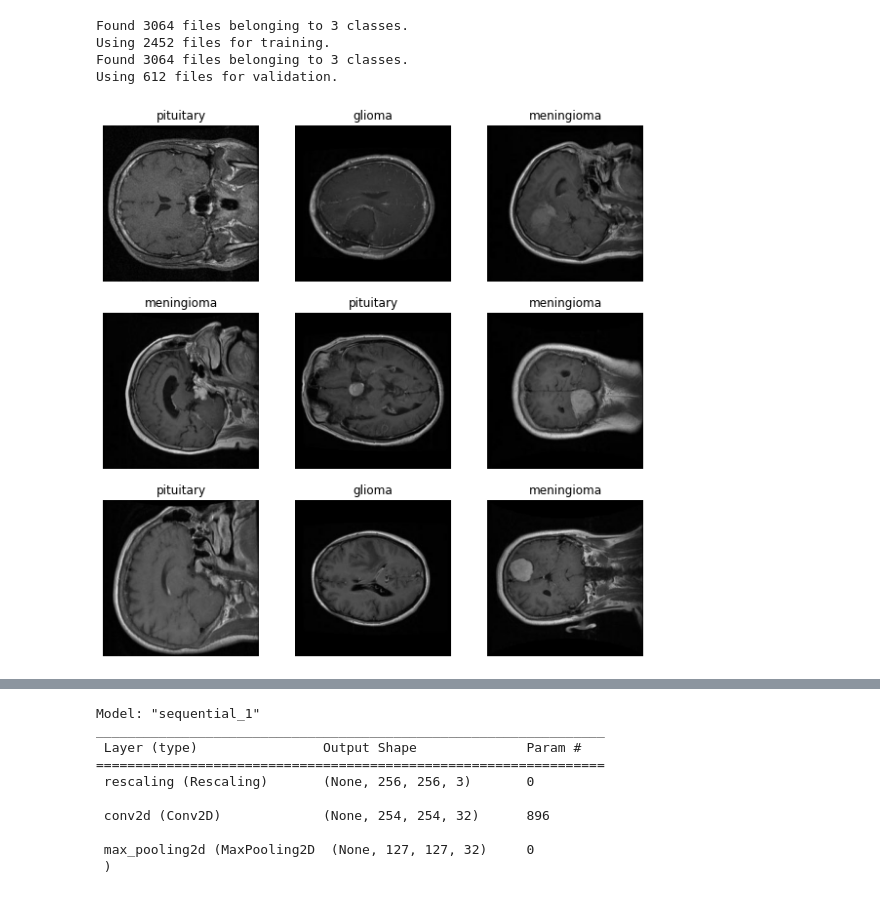
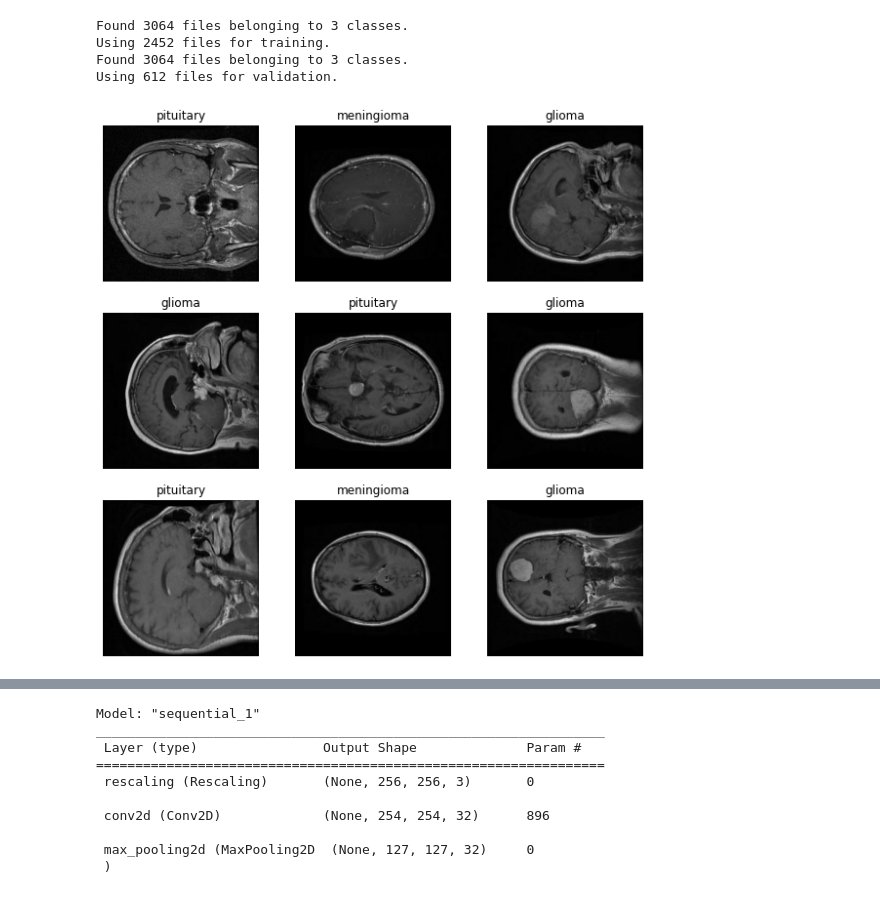
Before and after one commit to aironak/Brain_Tumor_detector, a Jupyter notebook: Brain_Tumor_CNN_model.ipynb, the cells around one changed output, grey strips where cells are left out. Saved outputs shown, nothing was run; the diff lists cells and outputs as text; code cells hidden in the pictures.

```diff
--- a/Brain_Tumor_CNN_model.ipynb
+++ b/Brain_Tumor_CNN_model.ipynb
@@ -53,16 +51,16 @@ Using 612 files for validation.
 # %%
 import matplotlib.pyplot as plt
 
-class_names = ['glioma', 'meningioma', 'pituitary']
+class_names = [ 'meningioma','glioma', 'pituitary']
 plt.figure(figsize=(10, 10))
 for images, labels in train_ds.take(1):
     for i in range(9):
         ax = plt.subplot(3, 3, i + 1)
         plt.imshow(images[i].numpy().astype("uint8"))
         plt.title(class_names[int(labels[i])])
         plt.axis("off")
 # %% [output]
-[figure, old version]
+[figure, new version]
 # %%
 data_augmentation = keras.Sequential(
     [
```
Also changed, not shown: parts of 9 cells of this notebook, 5 other files.
